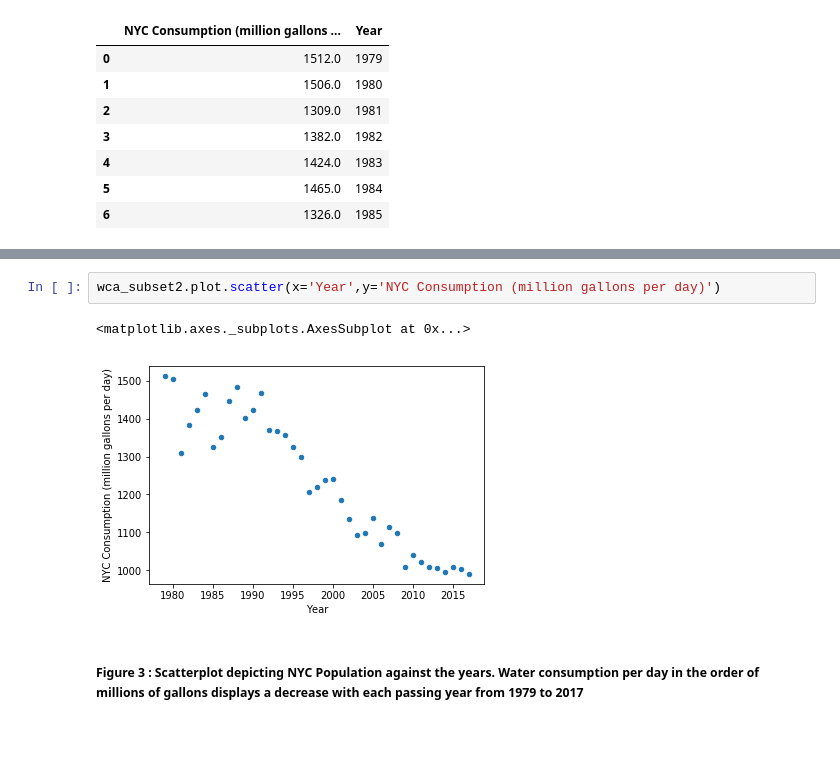
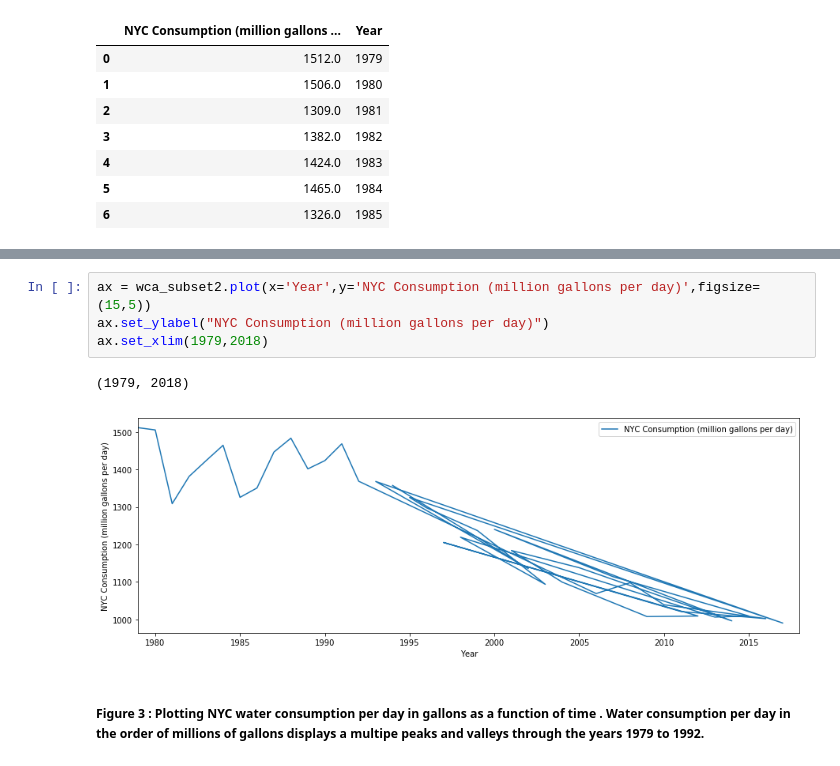
Before and after one commit to vvt221/PUI2018_vvt221, a Jupyter notebook: HW2_vvt221/Assignment2.ipynb, the cells around one changed output, grey strips where cells are left out. Cells and saved outputs as stored; diff of their text form; blank space fills up the shorter version.

```diff
--- a/HW2_vvt221/Assignment2.ipynb
+++ b/HW2_vvt221/Assignment2.ipynb
@@ -144,7 +166,9 @@ wca_subset2.head(7)
 # %%
-wca_subset2.plot.scatter(x='Year',y='NYC Consumption (million gallons per day)')
+ax = wca_subset2.plot(x='Year',y='NYC Consumption (million gallons per day)',figsize=(15,5))
+ax.set_ylabel("NYC Consumption (million gallons per day)")
+ax.set_xlim(1979,2018)
 # %% [output]
-<matplotlib.axes._subplots.AxesSubplot at 0x...>
+(1979, 2018)
-[figure, old version]
+[figure, new version]
 # %% [markdown]
-##### Figure 3 : Scatterplot depicting NYC Population against the years. Water consumption per day  in the order of millions of gallons displays a decrease with each passing year from 1979 to 2017
+##### Figure 3 : Plotting NYC water consumption per day in gallons as a function of time . Water consumption per day  in the order of millions of gallons displays a multipe peaks and valleys through the years 1979 to 1992.
```
Also changed, not shown: parts of 4 cells of this notebook.
